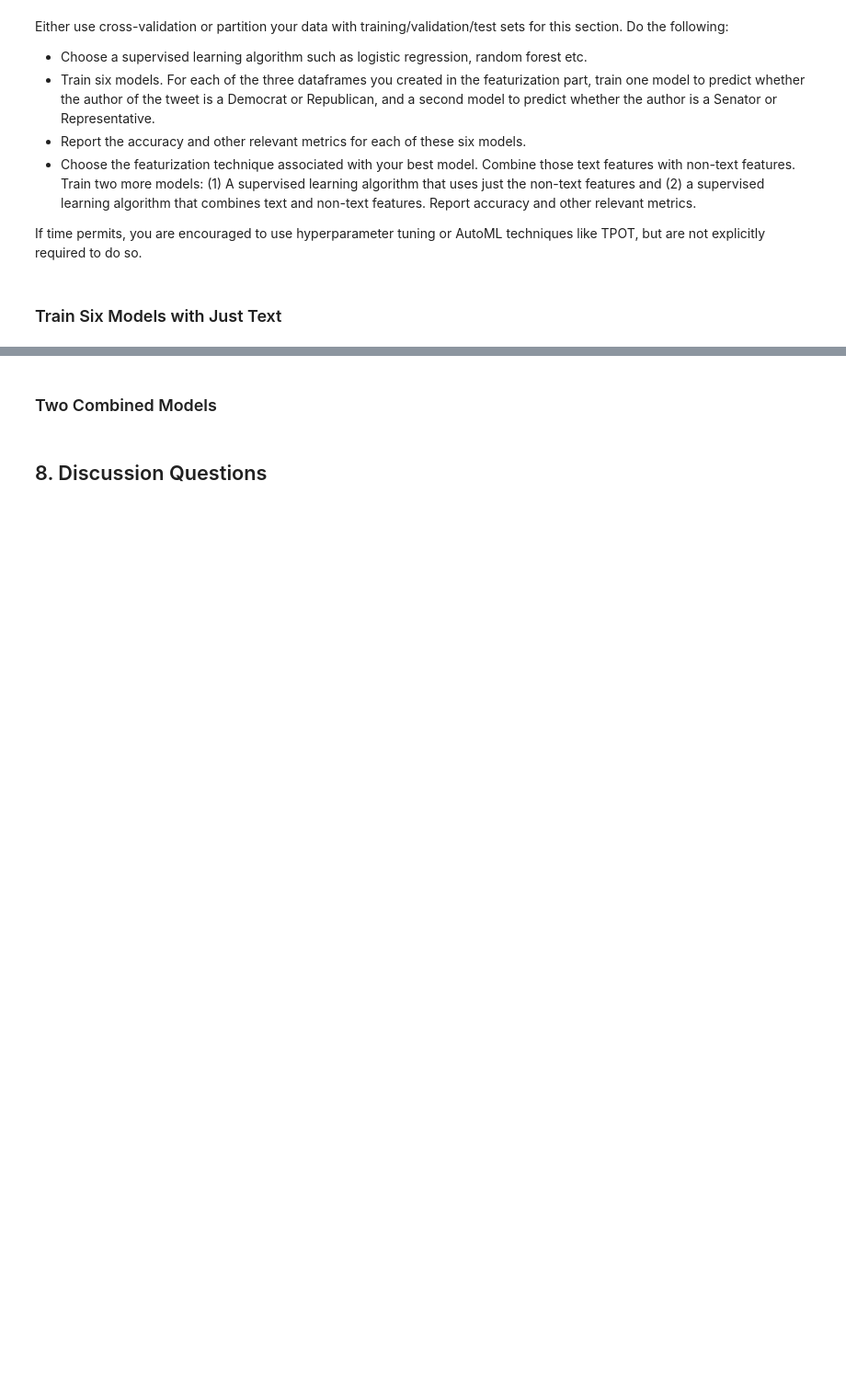
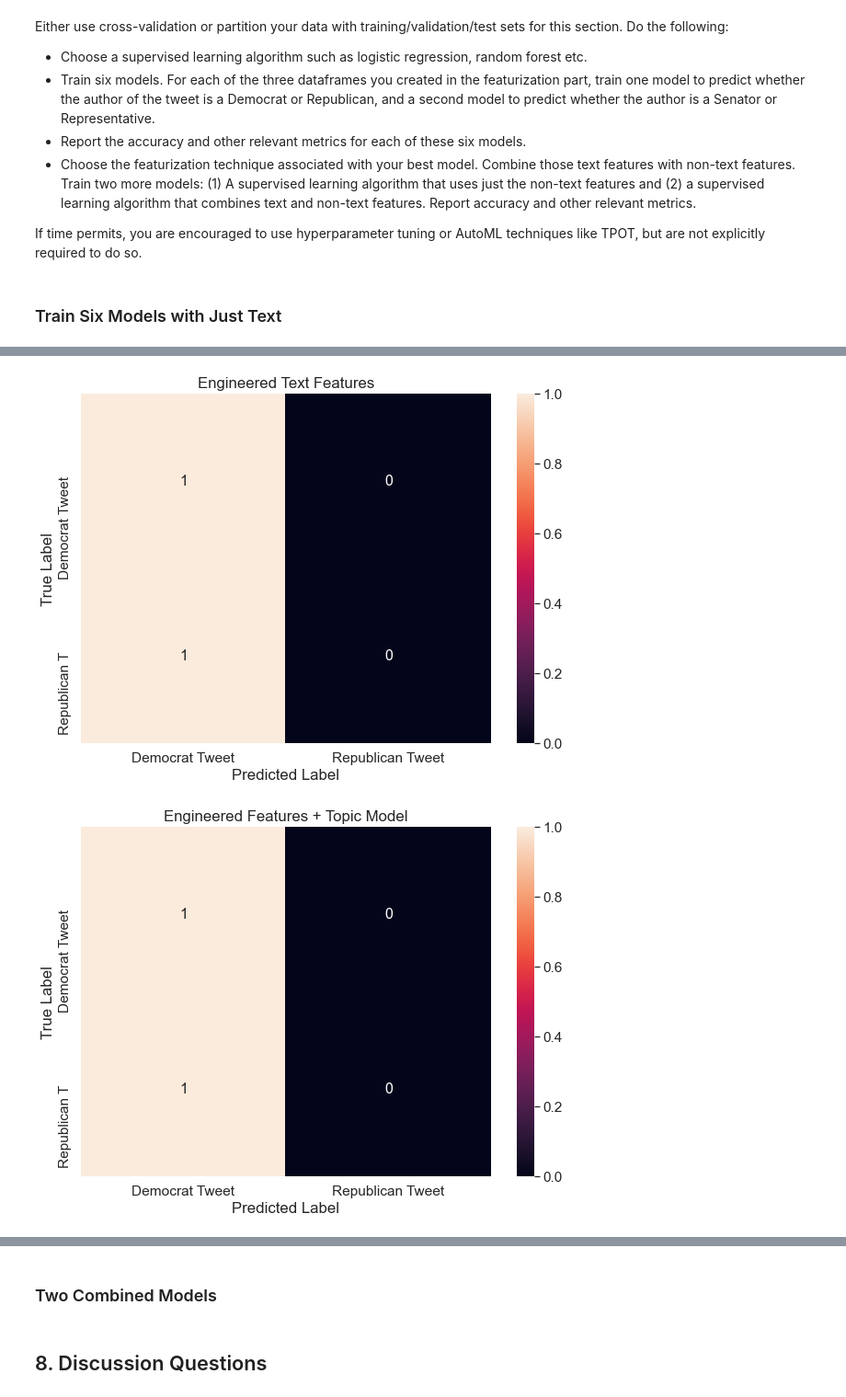
Before and after one commit to shrutibathia/project5, a Jupyter notebook: Project 5 Group 3.ipynb, the cells around one changed output, grey strips where cells are left out. Shown at 92% size. Drawn from its saved outputs; the diff is of its cells as text; code cells hidden in the pictures; blank space fills up the shorter version.

Commit message:
latest changes with heatmaps

```diff
--- a/Project 5 Group 3.ipynb
+++ b/Project 5 Group 3.ipynb
@@ -681,0 +693,3 @@ If time permits, you are encouraged to use hyperparameter tuning or AutoML techn
+# %%
+congress_tweets['ReporDem'] = congress_tweets['party'].apply(lambda x: 0 if x=='Democrat' and x!='Independent' else 1)
+congress_tweets.head()
@@ -681,0 +783,37 @@ If time permits, you are encouraged to use hyperparameter tuning or AutoML techn
+# %%
+# six models ([engineered features, frequency-based, embedding] * [democrat/republican, senator/representative])
+for dataframe, featurization in zip(dataframes, featurization_technique):
+    X_train, X_test, y_train, y_test = train_test_split(dataframe,
+                                                        y,
+                                                        train_size = .80,
+                                                        test_size=0.20,
+                                                        random_state = 10)
+    # create a model
+    logit_reg = LogisticRegression(max_iter=200)
+
+    # fit the model
+    logit_model = logit_reg_extra.fit(X_train, y_train.ravel())
+
+    y_pred = logit_model.predict(X_test)
+
+    cf_matrix = confusion_matrix(y_test, y_pred, normalize = "true")
+
+    df_cm = pd.DataFrame(cf_matrix, range(2),
+                      range(2))
+
+    df_cm = df_cm.rename(index=str, columns={0: "Democrat Tweet", 1: "Republican Tweet"})
+    df_cm.index = ["Democrat Tweet", "Republican T"]
+    plt.figure(figsize = (10,7))
+    sns.set(font_scale=1.4)#for label size
+    sns.heatmap(df_cm,
+               annot=True,
+               annot_kws={"size": 16},
+               fmt='g')
+
+    plt.title(featurization)
+    plt.xlabel("Predicted Label")
+    plt.ylabel("True Label")
+    plt.show()
+# %% [output]
+[figure, added]
+[figure, added]
```
Also changed, not shown: parts of 14 cells of this notebook.
